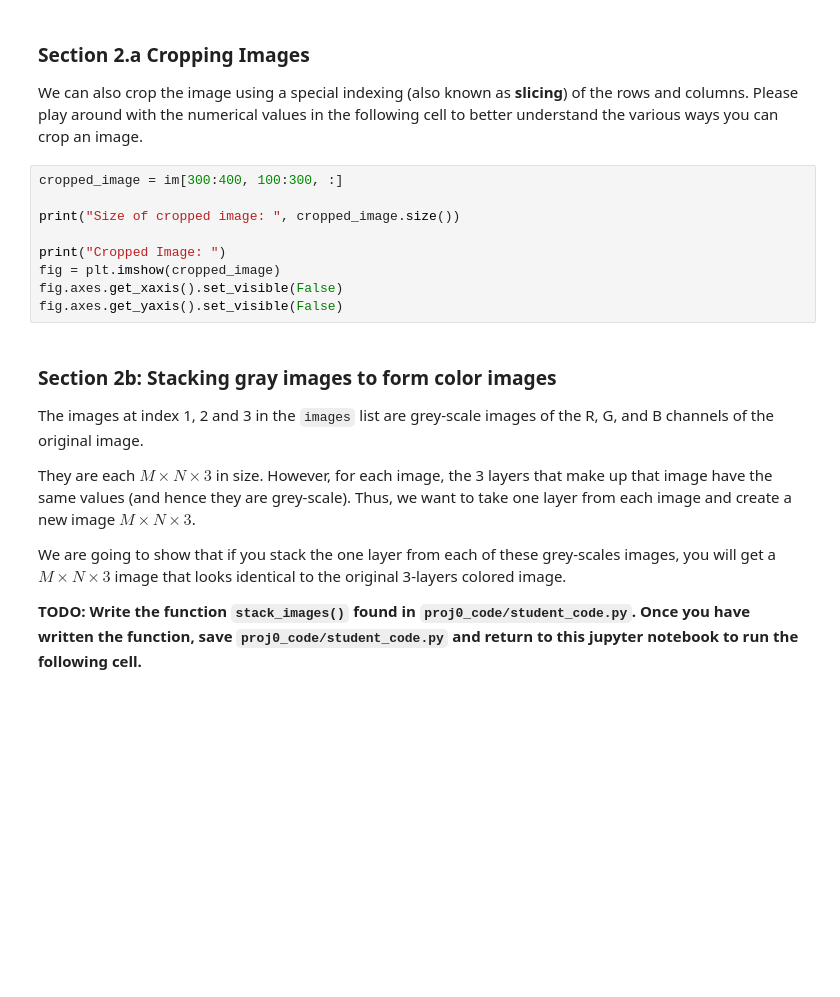
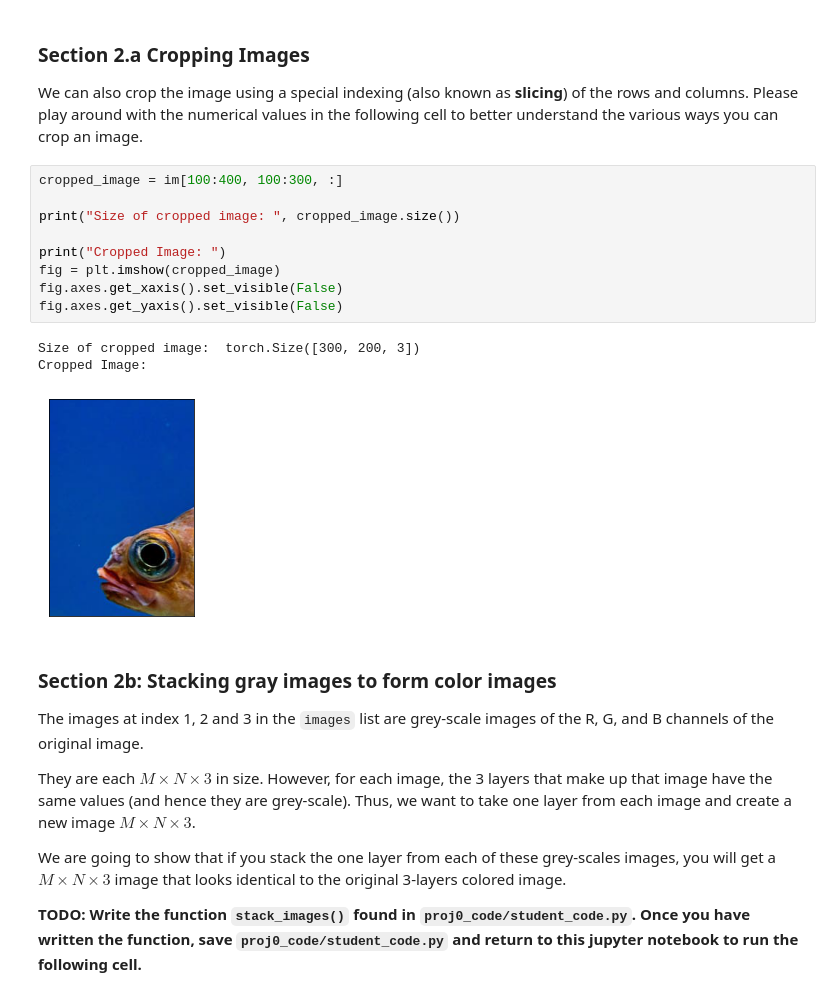
Before and after one commit to AaronLopes/vision-projs, a Jupyter notebook: proj0_release/proj0_code/proj0.ipynb, the cells around one changed output. Cells and saved outputs as stored; diff of their text form; blank space fills up the shorter version.

```diff
--- a/proj0_release/proj0_code/proj0.ipynb
+++ b/proj0_release/proj0_code/proj0.ipynb
@@ -244,14 +339,18 @@ fig.axes.get_yaxis().set_visible(False)
 
 We can also crop the image using a special indexing (also known as **slicing**) of the rows and columns. Please play around with the numerical values in the following cell to better understand the various ways you can crop an image.
 # %%
-cropped_image = im[300:400, 100:300, :]
+cropped_image = im[100:400, 100:300, :]
 
 print("Size of cropped image: ", cropped_image.size())
 
 print("Cropped Image: ")
 fig = plt.imshow(cropped_image)
 fig.axes.get_xaxis().set_visible(False)
 fig.axes.get_yaxis().set_visible(False)
+# %% [output]
+Size of cropped image:  torch.Size([300, 200, 3])
+Cropped Image:
+[figure, added]
 # %% [markdown]
 ### Section 2b: Stacking gray images to form color images
 
```
Also changed, not shown: parts of 19 cells of this notebook, 7 other files.
